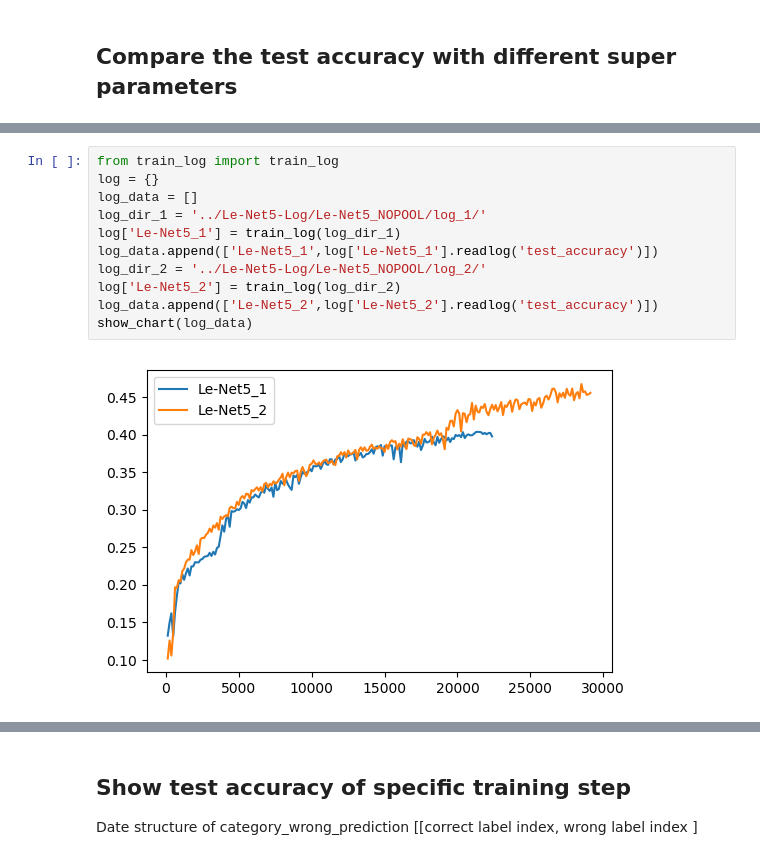
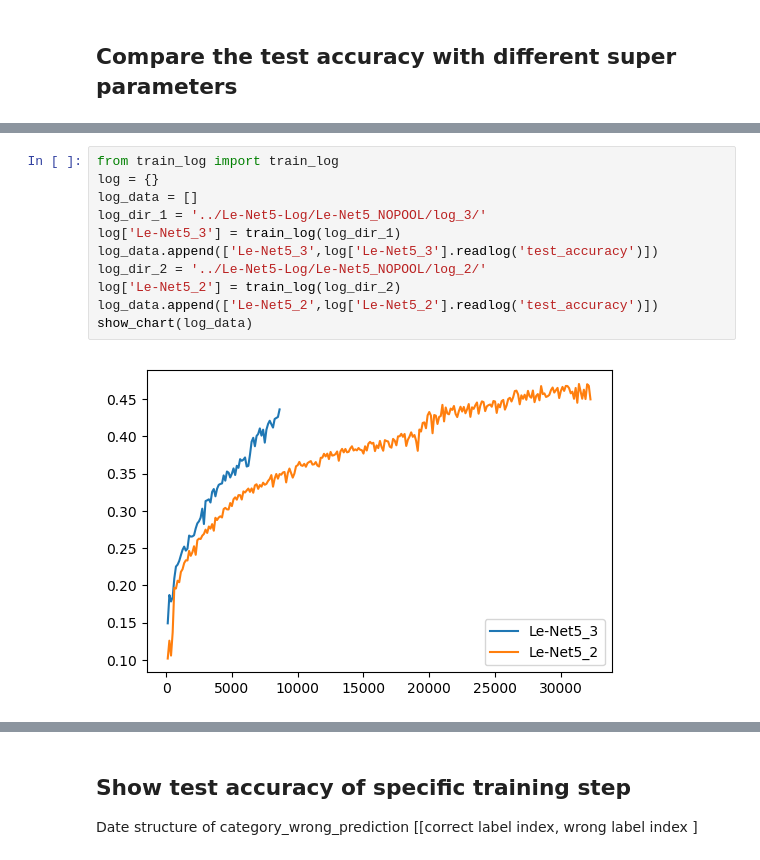
Before and after one commit to deechean/EvaluateMLModel, a Jupyter notebook: train_analysis.ipynb, the cells around one changed output, grey strips where cells are left out. Cells and saved outputs as stored; diff of their text form.

```diff
--- a/train_analysis.ipynb
+++ b/train_analysis.ipynb
@@ -61,16 +63,16 @@ show_chart(log_data)
 # %%
 from train_log import train_log
 log = {}
 log_data = []
-log_dir_1 = '../Le-Net5-Log/Le-Net5_NOPOOL/log_1/'
-log['Le-Net5_1'] = train_log(log_dir_1)
-log_data.append(['Le-Net5_1',log['Le-Net5_1'].readlog('test_accuracy')])
+log_dir_1 = '../Le-Net5-Log/Le-Net5_NOPOOL/log_3/'
+log['Le-Net5_3'] = train_log(log_dir_1)
+log_data.append(['Le-Net5_3',log['Le-Net5_3'].readlog('test_accuracy')])
 log_dir_2 = '../Le-Net5-Log/Le-Net5_NOPOOL/log_2/'
 log['Le-Net5_2'] = train_log(log_dir_2)
 log_data.append(['Le-Net5_2',log['Le-Net5_2'].readlog('test_accuracy')])
 show_chart(log_data)
 # %% [output]
-[figure, old version]
+[figure, new version]
 # %%
 import tensorflow as tf
 ckpt_dir = '../Le-Net5-Log/Le-Net5_NOPOOL/ckpt_2/'
```
Also changed, not shown: parts of 6 cells of this notebook.
